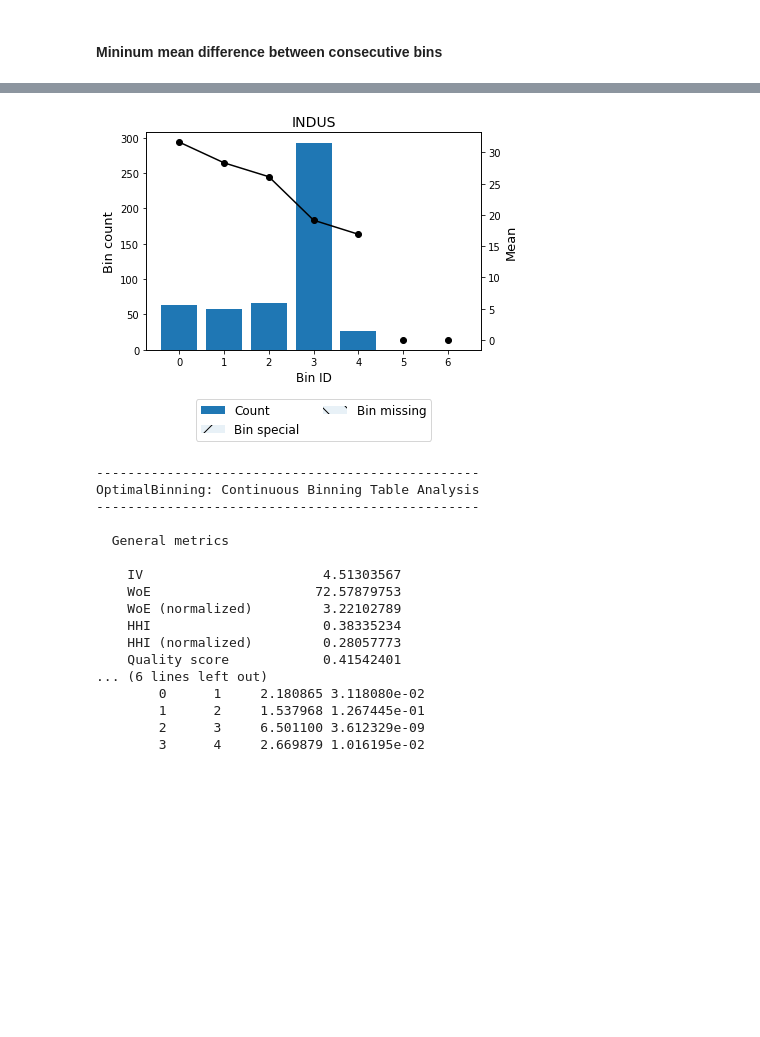
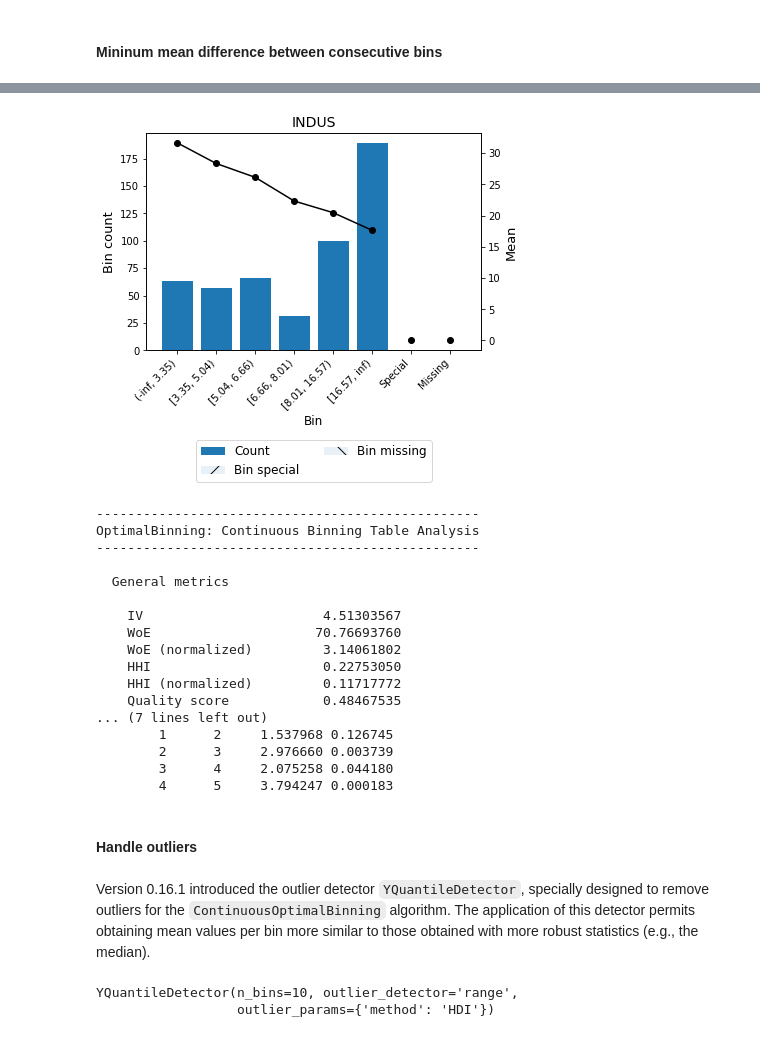
Before and after one commit to guillermo-navas-palencia/optbinning, a Jupyter notebook: doc/source/tutorials/tutorial_continuous.ipynb, the cells around one changed output, grey strips where cells are left out. Cells and saved outputs as stored; diff of their text form; code cells hidden in the pictures; blank space fills up the shorter version.

Commit message:
Update to version 0.17.1. Improve binary and continuous target tutorials

```diff
--- a/doc/source/tutorials/tutorial_continuous.ipynb
+++ b/doc/source/tutorials/tutorial_continuous.ipynb
@@ -10,3 +11,20 @@ from sklearn.datasets import load_boston
+# %%
+class Data:
+    def __init__(self, data, target, feature_names):
+        self.data = data
+        self.target = target
+        self.feature_names = feature_names
+
+
+def load_boston():
+    data_url = "http://lib.stat.cmu.edu/datasets/boston"
+    raw_df = pd.read_csv(data_url, sep=r"\s+", skiprows=22, header=None)
+    raw_data = np.hstack([raw_df.values[::2, :], raw_df.values[1::2, :2]])
+    target = raw_df.values[1::2, 2]
+    feature_names = ['CRIM', 'ZN', 'INDUS', 'CHAS', 'NOX', 'RM', 'AGE', 'DIS',
+                     'RAD', 'TAX', 'PTRATIO', 'B', 'LSTAT']
+
+    return Data(raw_data, target, feature_names)
 # %%
 data = load_boston()
 df = pd.DataFrame(data.data, columns=data.feature_names)
@@ -167,7 +185,6 @@ The monotonic_trend option permits forcing a monotonic trend to the mean curve.
 # %%
 variable = "INDUS"
 x = df[variable].values
-y = data.target
 # %%
 optb = ContinuousOptimalBinning(name=variable, dtype="numerical",
                                 monotonic_trend="auto")
@@ -332,5 +349,5 @@ Now, we note that the mean difference between consecutive bins is not significan
 # %%
 optb = ContinuousOptimalBinning(name=variable, dtype="numerical",
-                                monotonic_trend="descending", min_mean_diff=2.0)
+                                monotonic_trend="descending", min_mean_diff=1.0)
 optb.fit(x, y)
 # %% [output]
@@ -352,7 +370,7 @@ binning_table.build()
 # %%
-binning_table.plot()
+binning_table.plot(show_bin_labels=True)
 # %% [output]
-[figure, old version]
+[figure, new version]
 # %%
 binning_table.analysis()
 # %% [output]
@@ -363,13 +381,17 @@ OptimalBinning: Continuous Binning Table Analysis
   General metrics
 
     IV                       4.51303567
-    WoE                     72.57879753
-    WoE (normalized)         3.22102789
-    HHI                      0.38335234
-    HHI (normalized)         0.28057773
-    Quality score            0.41542401
-... (6 lines left out)
-        0      1     2.180865 3.118080e-02
-        1      2     1.537968 1.267445e-01
-        2      3     6.501100 3.612329e-09
-        3      4     2.669879 1.016195e-02
+    WoE                     70.76693760
+    WoE (normalized)         3.14061802
+    HHI                      0.22753050
+    HHI (normalized)         0.11717772
+    Quality score            0.48467535
+... (7 lines left out)
+        1      2     1.537968 0.126745
+        2      3     2.976660 0.003739
+        3      4     2.075258 0.044180
+        4      5     3.794247 0.000183
+# %% [markdown]
+#### Handle outliers
+# %% [markdown]
+Version 0.16.1 introduced the outlier detector ``YQuantileDetector``, specially designed to remove outliers for the ``ContinuousOptimalBinning`` algorithm. The application of this detector permits obtaining mean values per bin more similar to those obtained with more robust statistics (e.g., the median).
@@ -375,0 +403,7 @@ OptimalBinning: Continuous Binning Table Analysis
+# %%
+detector = YQuantileDetector(n_bins=10, outlier_detector="range",
+                             outlier_params={'method': 'HDI'})
+detector.fit(x, y)
+# %% [output]
+YQuantileDetector(n_bins=10, outlier_detector='range',
+                  outlier_params={'method': 'HDI'})
```
Also changed, not shown: parts of 20 cells of this notebook, 18 other files.
